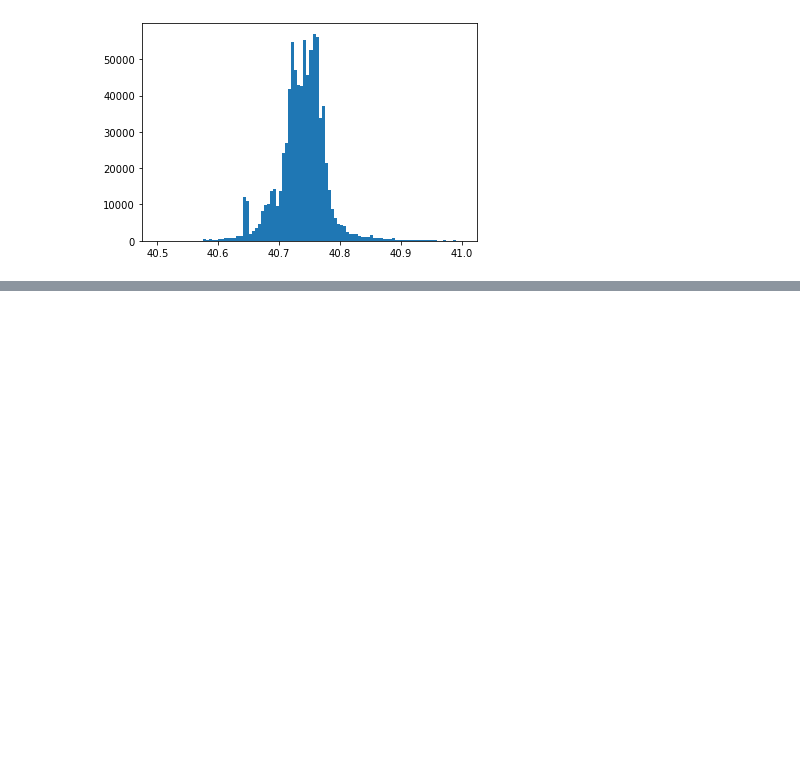
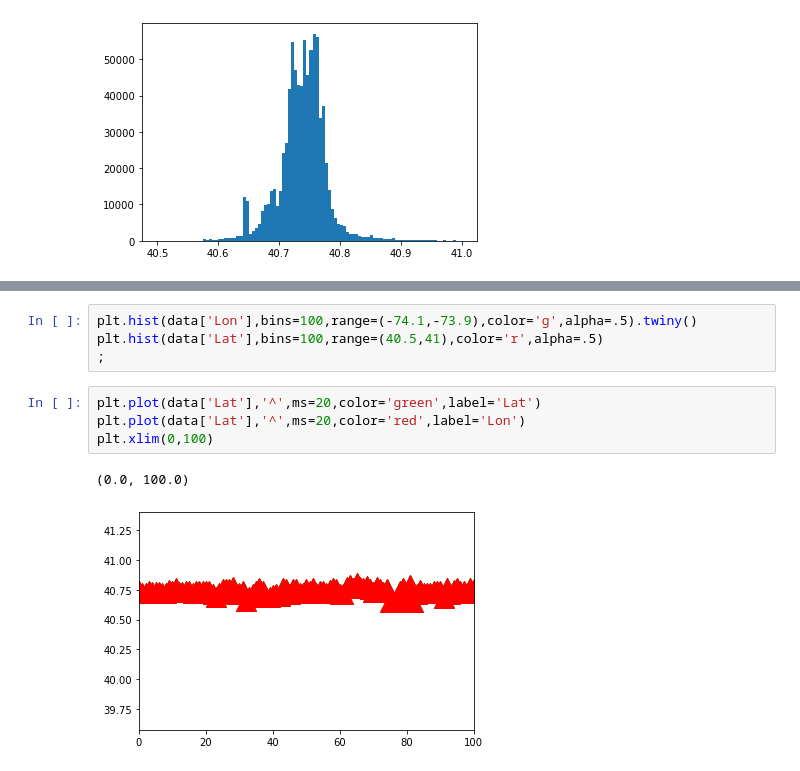
Before and after one commit to ShivamSainier/Uber-Data-Analysis, a Jupyter notebook: uber_data_analysis.ipynb, the cells around one changed output, grey strips where cells are left out. Drawn from its saved outputs; the diff is of its cells as text; blank space fills up the shorter version.

```diff
--- a/uber_data_analysis.ipynb
+++ b/uber_data_analysis.ipynb
@@ -169,0 +179,11 @@ plt.hist(data['Lat'],bins=100,range=(40.5,41))
+# %%
+plt.hist(data['Lon'],bins=100,range=(-74.1,-73.9),color='g',alpha=.5).twiny()
+plt.hist(data['Lat'],bins=100,range=(40.5,41),color='r',alpha=.5)
+;
+# %%
+plt.plot(data['Lat'],'^',ms=20,color='green',label='Lat')
+plt.plot(data['Lat'],'^',ms=20,color='red',label='Lon')
+plt.xlim(0,100)
+# %% [output]
+(0.0, 100.0)
+[figure, added]
```
Also changed, not shown: parts of 2 cells of this notebook.
